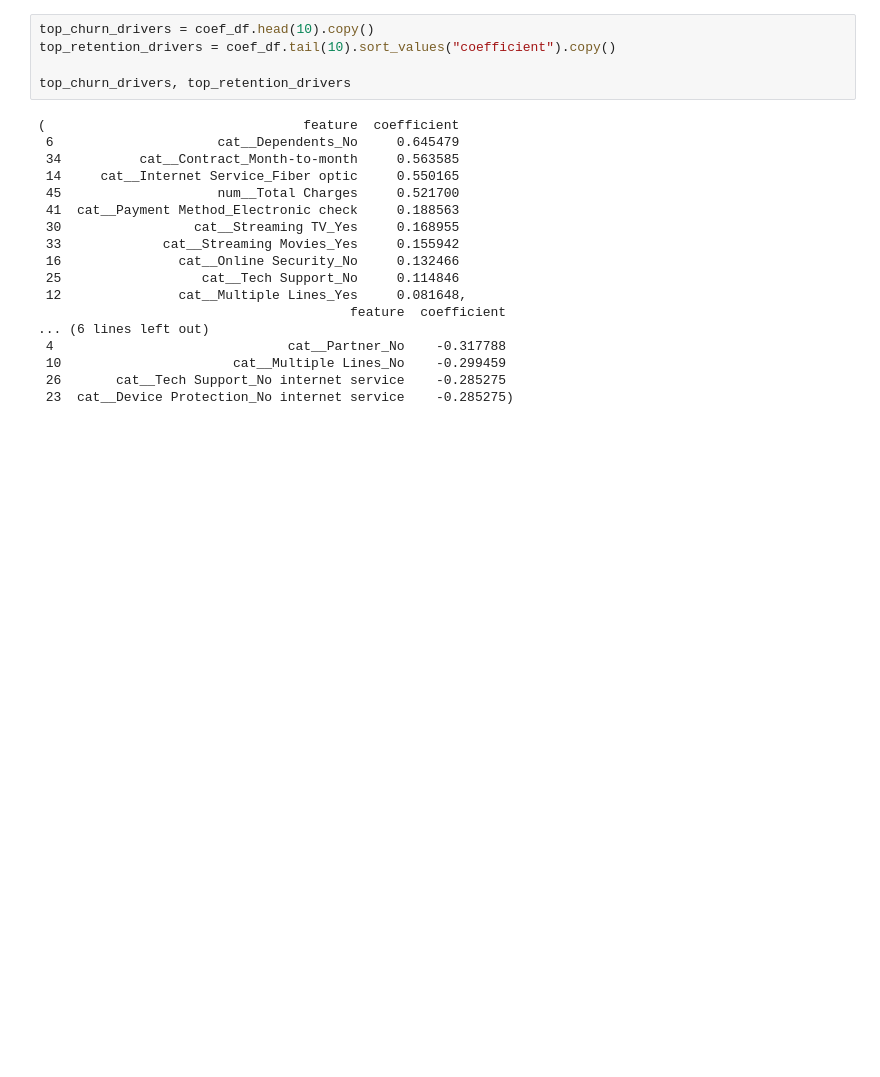
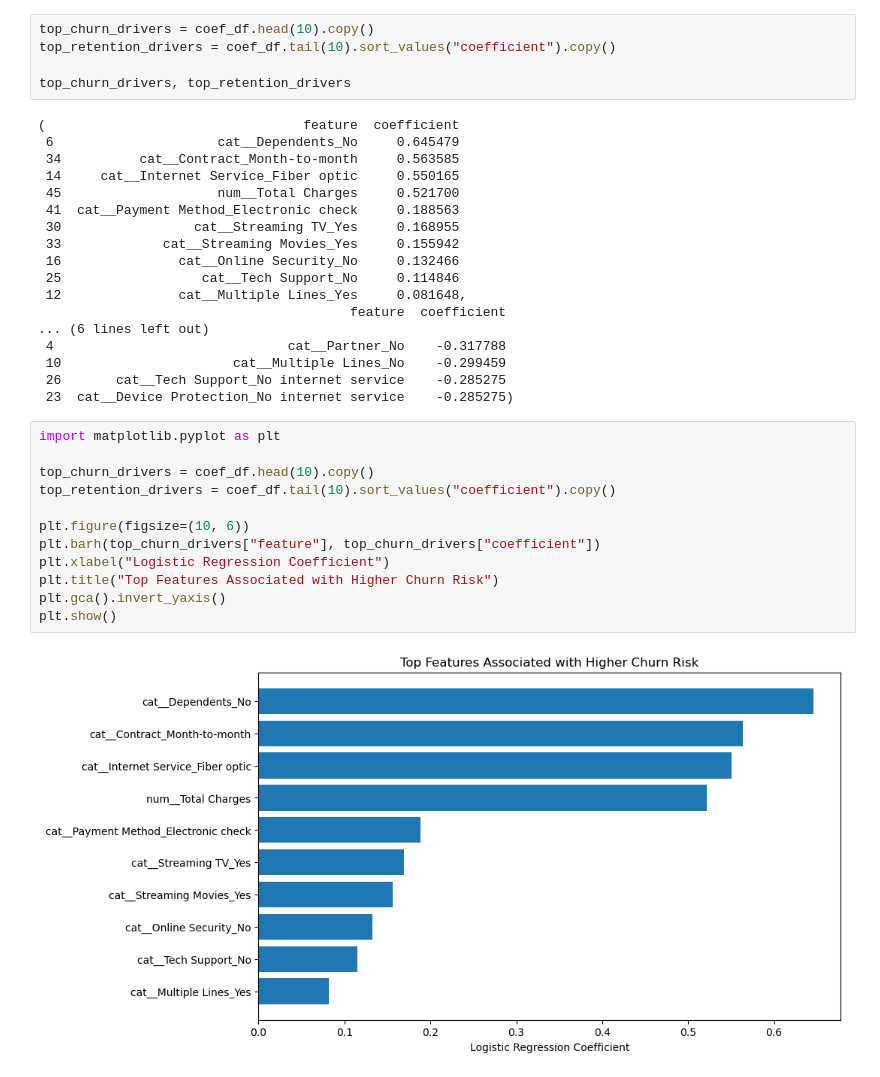
Before and after one commit to VinChan2001/telco-churn-prediction, a Jupyter notebook: notebooks/01_data_check.ipynb, the cells around one changed output. Saved outputs shown, nothing was run; the diff lists cells and outputs as text; blank space fills up the shorter version.

```diff
--- a/notebooks/01_data_check.ipynb
+++ b/notebooks/01_data_check.ipynb
@@ -923,3 +932,17 @@ top_churn_drivers, top_retention_drivers
  10                      cat__Multiple Lines_No    -0.299459
  26       cat__Tech Support_No internet service    -0.285275
  23  cat__Device Protection_No internet service    -0.285275)
+# %%
+import matplotlib.pyplot as plt
+
+top_churn_drivers = coef_df.head(10).copy()
+top_retention_drivers = coef_df.tail(10).sort_values("coefficient").copy()
+
+plt.figure(figsize=(10, 6))
+plt.barh(top_churn_drivers["feature"], top_churn_drivers["coefficient"])
+plt.xlabel("Logistic Regression Coefficient")
+plt.title("Top Features Associated with Higher Churn Risk")
+plt.gca().invert_yaxis()
+plt.show()
+# %% [output]
+[figure, added]
```
Also changed, not shown: parts of 15 cells of this notebook.
